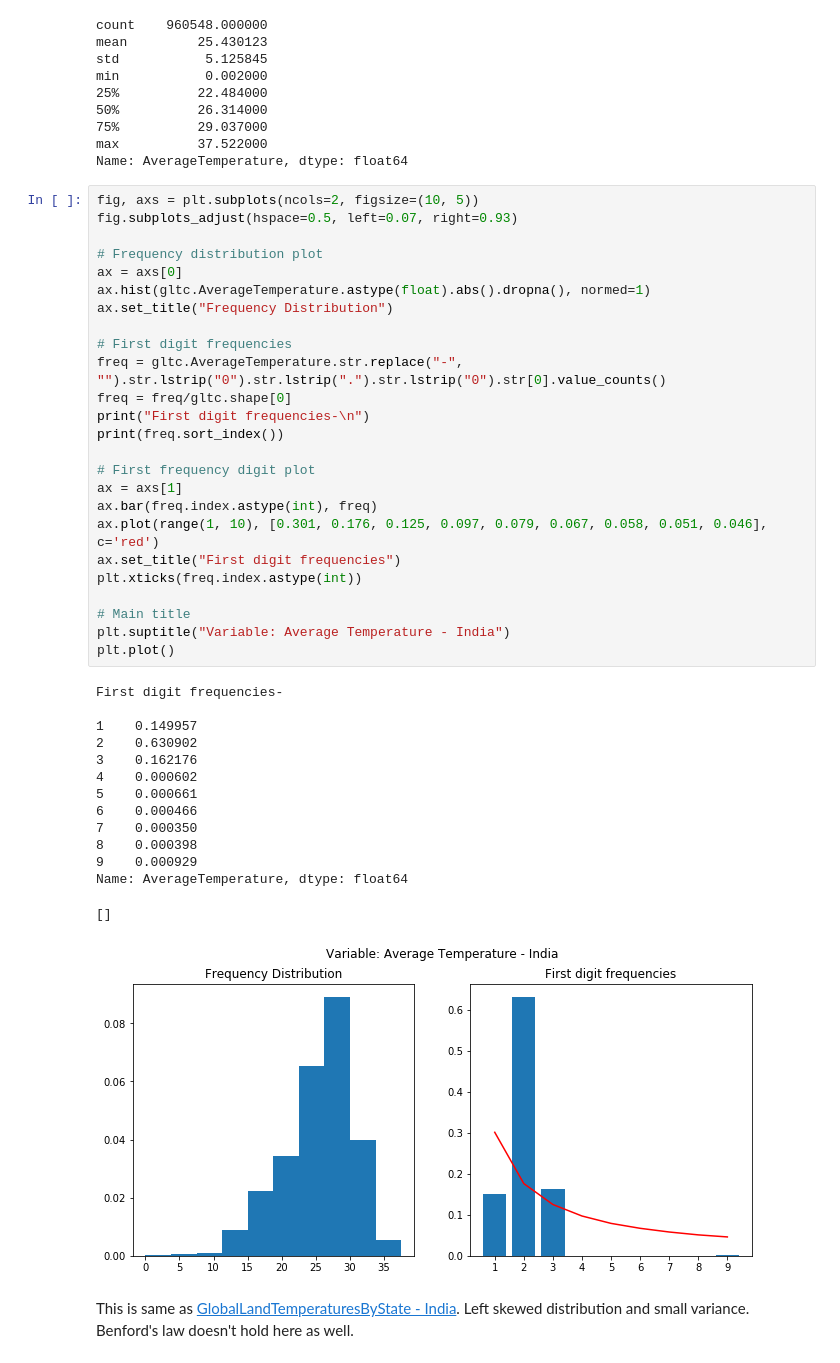
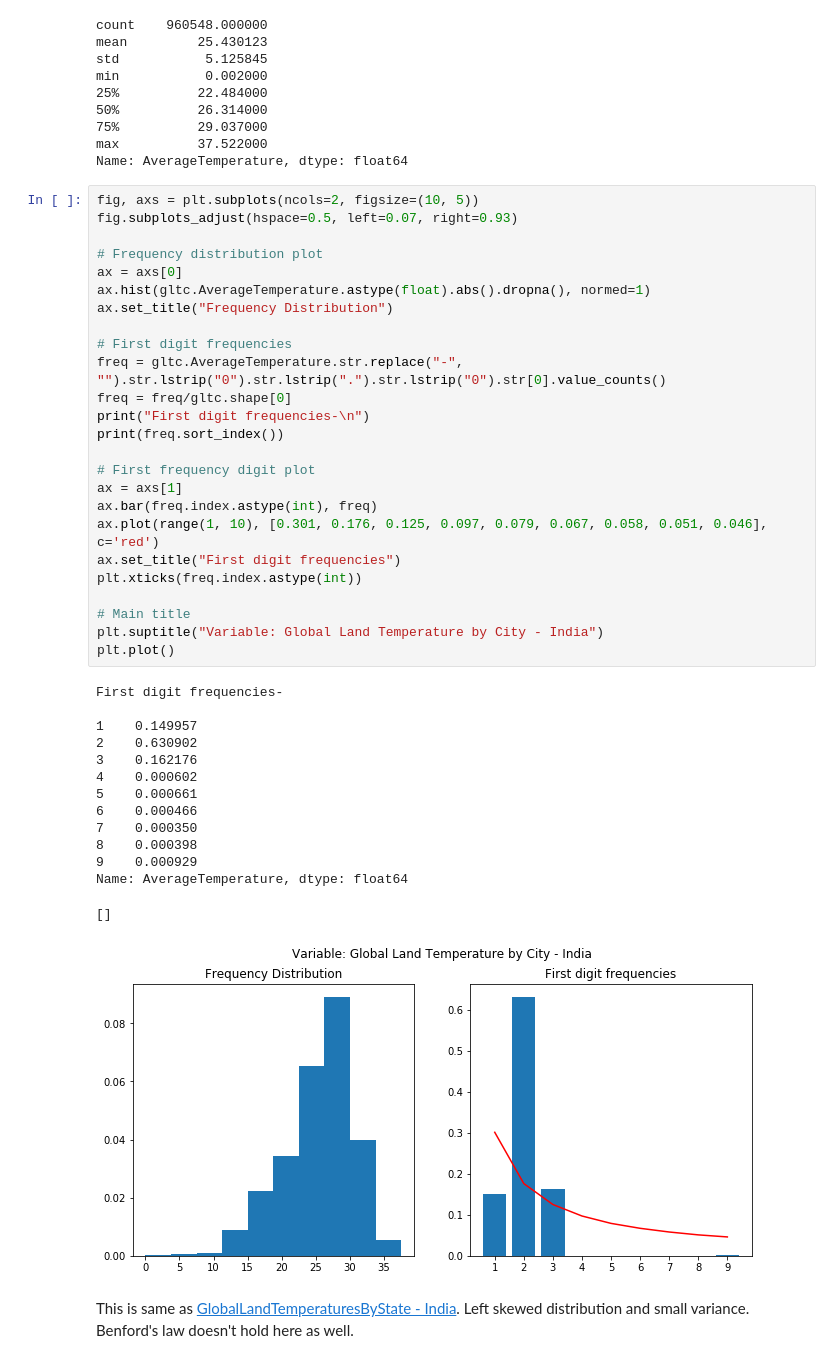
Before and after one commit to TrigonaMinima/Notebooks, a Jupyter notebook: Benford - Climate.ipynb, the cells around one changed output. Saved outputs shown, nothing was run; the diff lists cells and outputs as text.

```diff
--- a/Benford - Climate.ipynb
+++ b/Benford - Climate.ipynb
@@ -432,35 +432,35 @@ ax.set_title("Frequency Distribution")
 
 # First digit frequencies
 freq = gltc.AverageTemperature.str.replace("-", "").str.lstrip("0").str.lstrip(".").str.lstrip("0").str[0].value_counts()
 freq = freq/gltc.shape[0]
 print("First digit frequencies-\n")
 print(freq.sort_index())
 
 # First frequency digit plot
 ax = axs[1]
 ax.bar(freq.index.astype(int), freq)
 ax.plot(range(1, 10), [0.301, 0.176, 0.125, 0.097, 0.079, 0.067, 0.058, 0.051, 0.046], c='red')
 ax.set_title("First digit frequencies")
 plt.xticks(freq.index.astype(int))
 
 # Main title
-plt.suptitle("Variable: Average Temperature - India")
+plt.suptitle("Variable: Global Land Temperature by City - India")
 plt.plot()
 # %% [output]
 First digit frequencies-
 
 1    0.149957
 2    0.630902
 3    0.162176
 4    0.000602
 5    0.000661
 6    0.000466
 7    0.000350
 8    0.000398
 9    0.000929
 Name: AverageTemperature, dtype: float64
 []
-[figure, old version]
+[figure, new version]
 # %% [markdown]
 This is same as [GlobalLandTemperaturesByState - India](#gltc). Left skewed distribution and small variance. Benford's law doesn't hold here as well.
 # %% [markdown]
```
Also changed, not shown: parts of 2 cells of this notebook, 2 other files.
